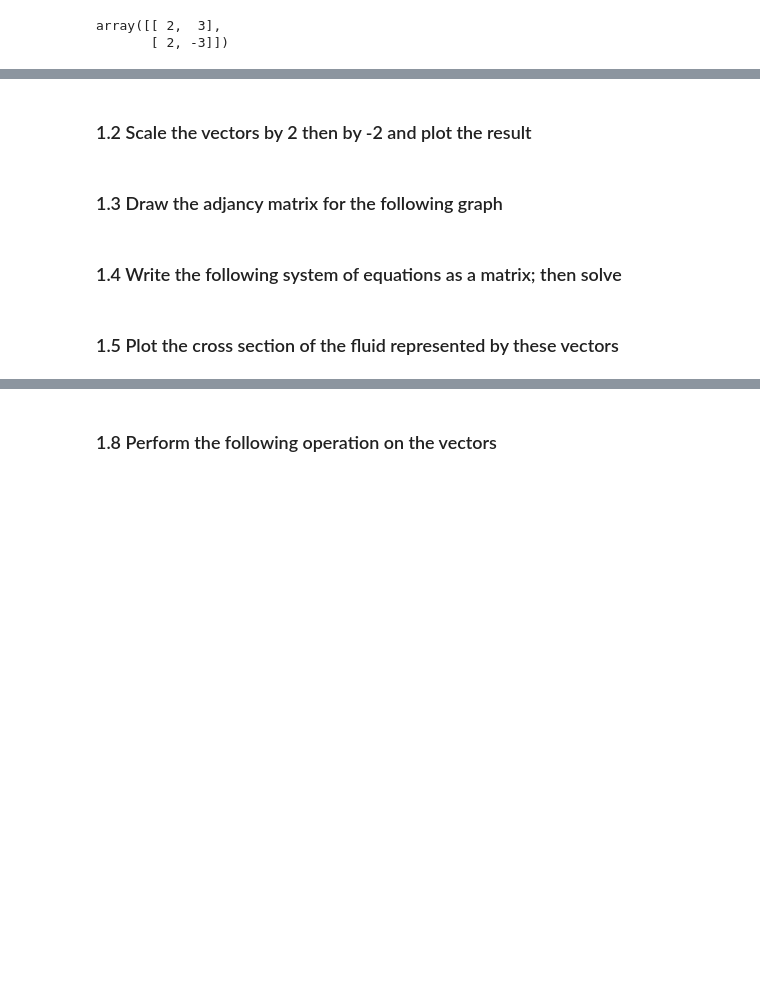
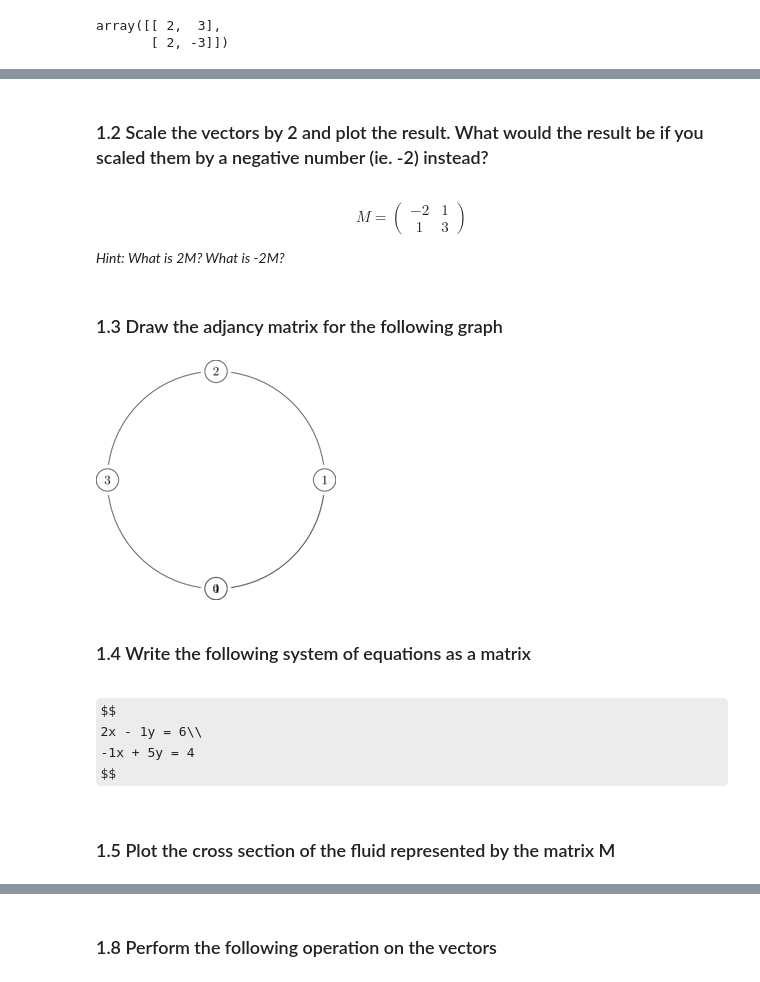
Before and after one commit to fuzzy-tribble/data_science_foundations, a Jupyter notebook: linear_algebra_foundations.ipynb, the cells around one changed output, grey strips where cells are left out. Drawn from its saved outputs; the diff is of its cells as text; code cells hidden in the pictures; some formulas as TeX source; blank space fills up the shorter version.

```diff
--- a/linear_algebra_foundations.ipynb
+++ b/linear_algebra_foundations.ipynb
@@ -344,16 +408,41 @@ Complete the following exercises to check your understanding of the concepts in
 # %%
 # YOUR ANSWER HERE
 # %% [markdown]
-### 1.2 Scale the vectors by 2 then by -2 and plot the result
+### 1.2 Scale the vectors by 2 and plot the result. What would the result be if you scaled them by a negative number (ie. -2) instead?
+# %% [markdown]
+$$
+{\displaystyle M ={\begin{pmatrix}-2&1\\1&3\end{pmatrix}}}
+$$
+
+*Hint: What is 2M? What is -2M?*
 # %%
 # YOUR ANSWER HERE
 # %% [markdown]
 ### 1.3 Draw the adjancy matrix for the following graph
+# %%
+%%tikz
+\def \n {4}
+\def \radius {3cm}
+\def \margin {8} % margin in angles, depends on the radius
+
+\foreach \s in {0,...,\n}
+{
+  \node[draw, circle] at ({360/\n * (\s - 1)}:\radius) {$\s$};
+  \draw[-, >=latex] ({360/\n * (\s - 1)+\margin}:\radius)
+    arc ({360/\n * (\s - 1)+\margin}:{360/\n * (\s)-\margin}:\radius);
+}
+# %% [output]
+[figure, added]
 # %%
 # YOUR ANSWER HERE
 # %% [markdown]
-### 1.4 Write the following system of equations as a matrix; then solve
+### 1.4 Write the following system of equations as a matrix
+# %% [markdown]
+$$
+2x - 1y = 6\\
+-1x + 5y = 4
+$$
 # %%
 # YOUR ANSWER HERE
 # %% [markdown]
-### 1.5 Plot the cross section of the fluid represented by these vectors
+### 1.5 Plot the cross section of the fluid represented by the matrix M
```
Also changed, not shown: parts of 202 cells of this notebook.
